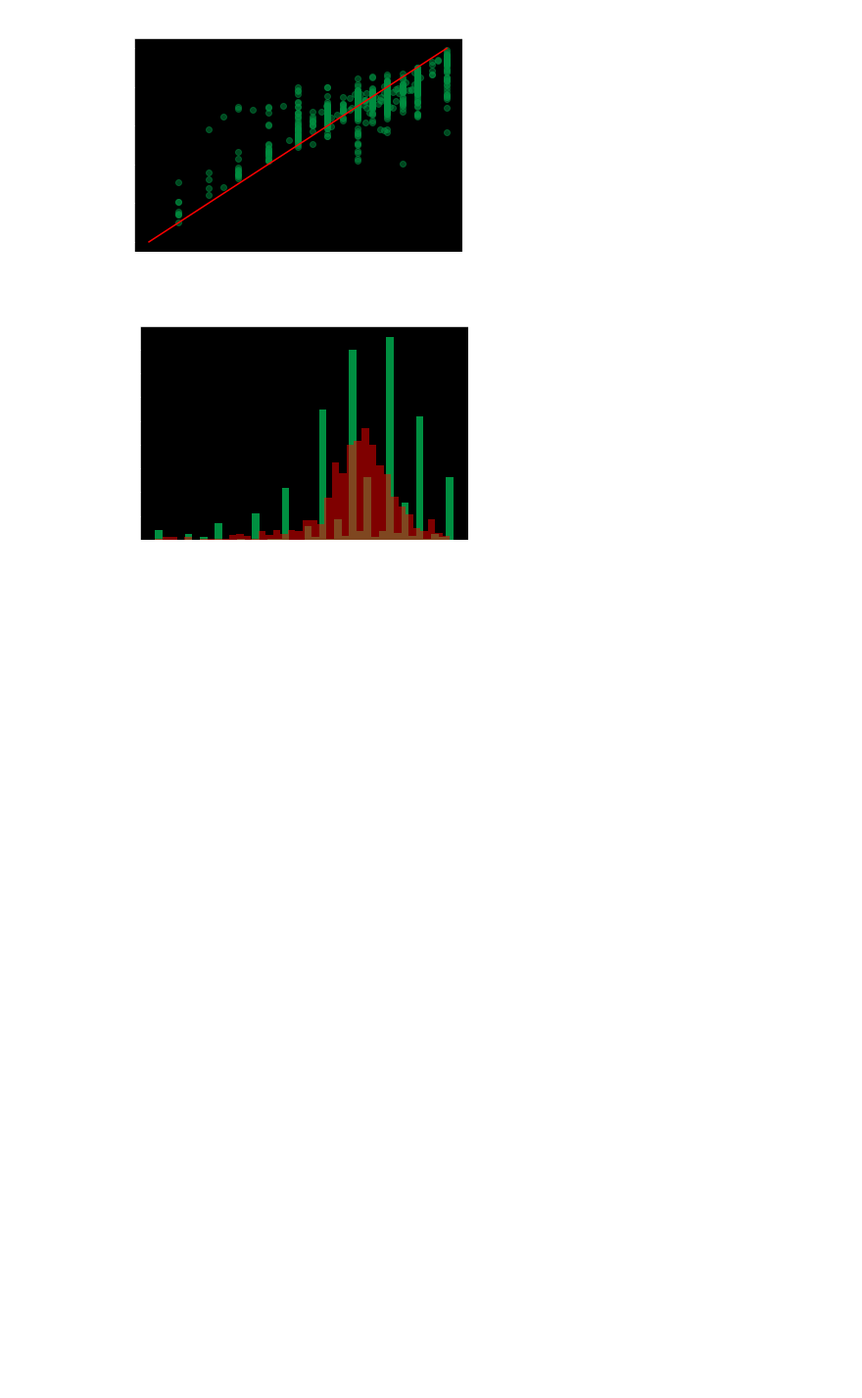
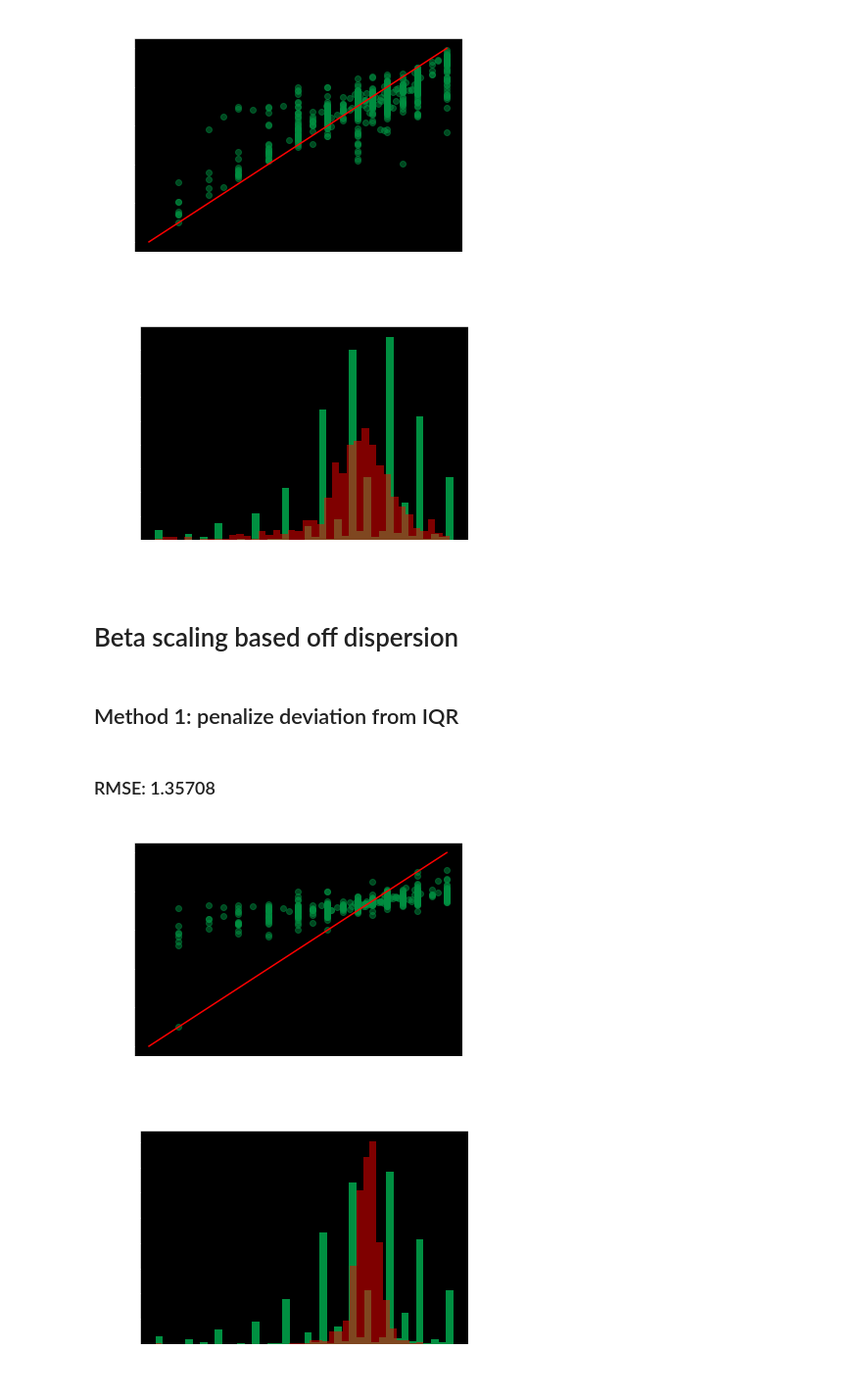
Before and after one commit to garrettseward/boardgame-sentiment, a Jupyter notebook: notebooks/model.ipynb, the cells around one changed output. Shown at 98% size. Saved outputs shown, nothing was run; the diff lists cells and outputs as text; code cells hidden in the pictures; blank space fills up the shorter version.

Commit message:
alpha and beta scaling for model

```diff
--- a/notebooks/model_crude.ipynb
+++ b/notebooks/model.ipynb
@@ -141,3 +133,18 @@ plot_results(test, predictions)
 ### RMSE: 0.93449
 [figure]
 [figure]
+# %% [markdown]
+# Beta scaling based off dispersion
+# %% [markdown]
+## Method 1: penalize deviation from IQR
+# %%
+dispersion = 1 - (sw.iqr / sw.iqr.max())
+beta = pd.Series(dispersion.values, index=sw.word).sort_index()
+Qone_scaled = Qone.multiply(beta, axis=1)
+N_total = train.multiply(beta, axis=1).sum(axis=1)
+predictions = Qone_scaled.sum(axis=1) / N_total
+util.plot_results(test, predictions)
+# %% [output]
+### RMSE: 1.35708
+[figure, added]
+[figure, added]
```
Also changed, not shown: parts of 16 cells of this notebook, 5 other files.
